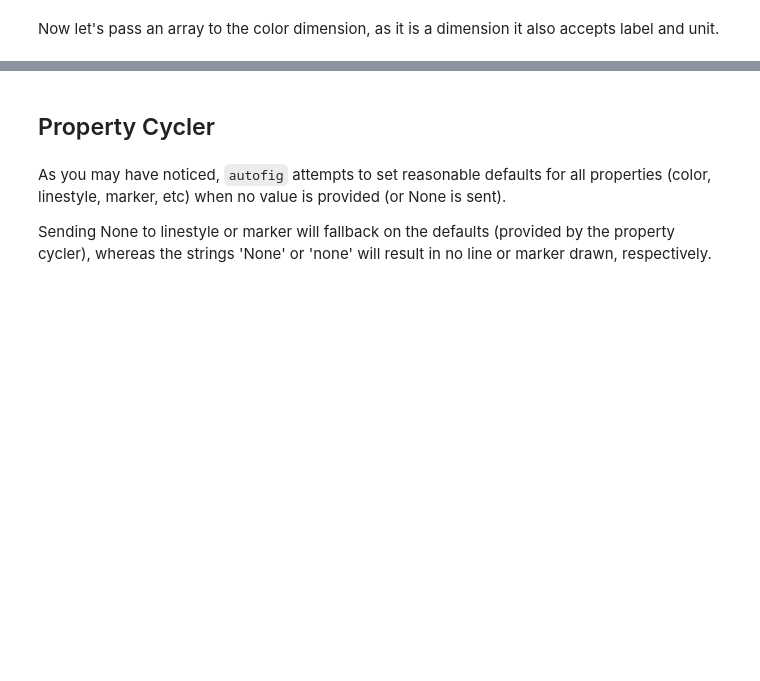
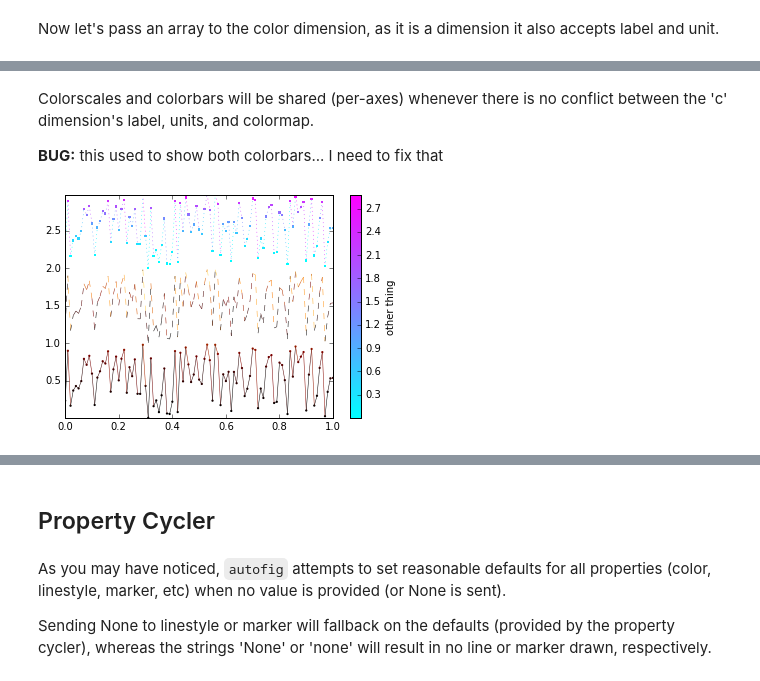
Before and after one commit to kecnry/autofig, a Jupyter notebook: examples/autofig_basics.ipynb, the cells around one changed output, grey strips where cells are left out. Cells and saved outputs as stored; diff of their text form; code cells hidden in the pictures; blank space fills up the shorter version.

```diff
--- a/examples/autofig_basics.ipynb
+++ b/examples/autofig_basics.ipynb
@@ -103,0 +103,11 @@ autofig.plot(x=x, xlabel='time', xunit=u.s,
+# %% [markdown]
+Colorscales and colorbars will be shared (per-axes) whenever there is no conflict between the 'c' dimension's label, units, and colormap.
+
+**BUG:** this used to show both colorbars... I need to fix that
+# %%
+autofig.reset()
+autofig.plot(x=x, y=y, c=c, clabel='temp', cunit=u.K, cmap='afmhot')
+autofig.plot(x=x, y=y+1, c=2*c, clabel='temp', cunit=u.K, cmap='afmhot')
+autofig.plot(x=x, y=y+2, c=3*c, clabel='other thing', cmap='cool')
+# %% [output]
+[figure, added]
```
Also changed, not shown: parts of 25 cells of this notebook.
